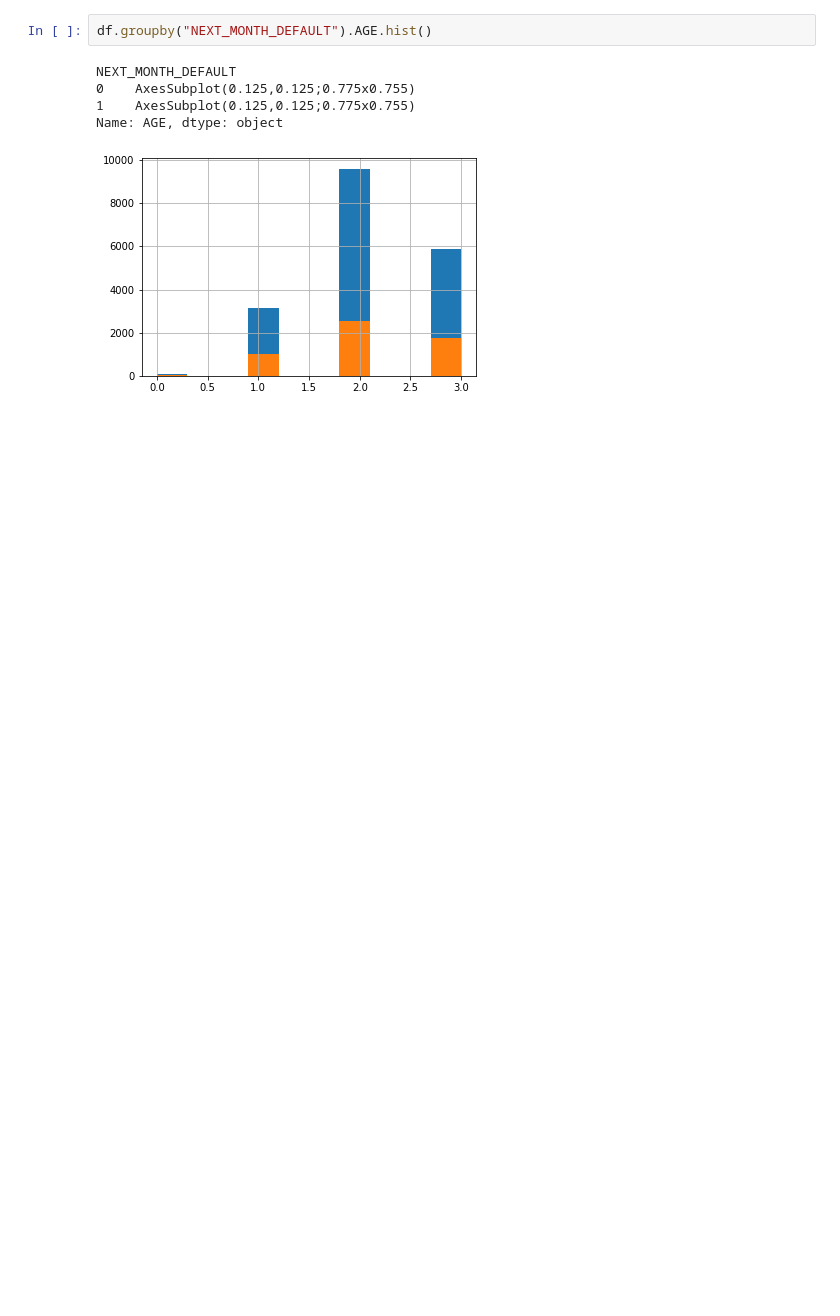
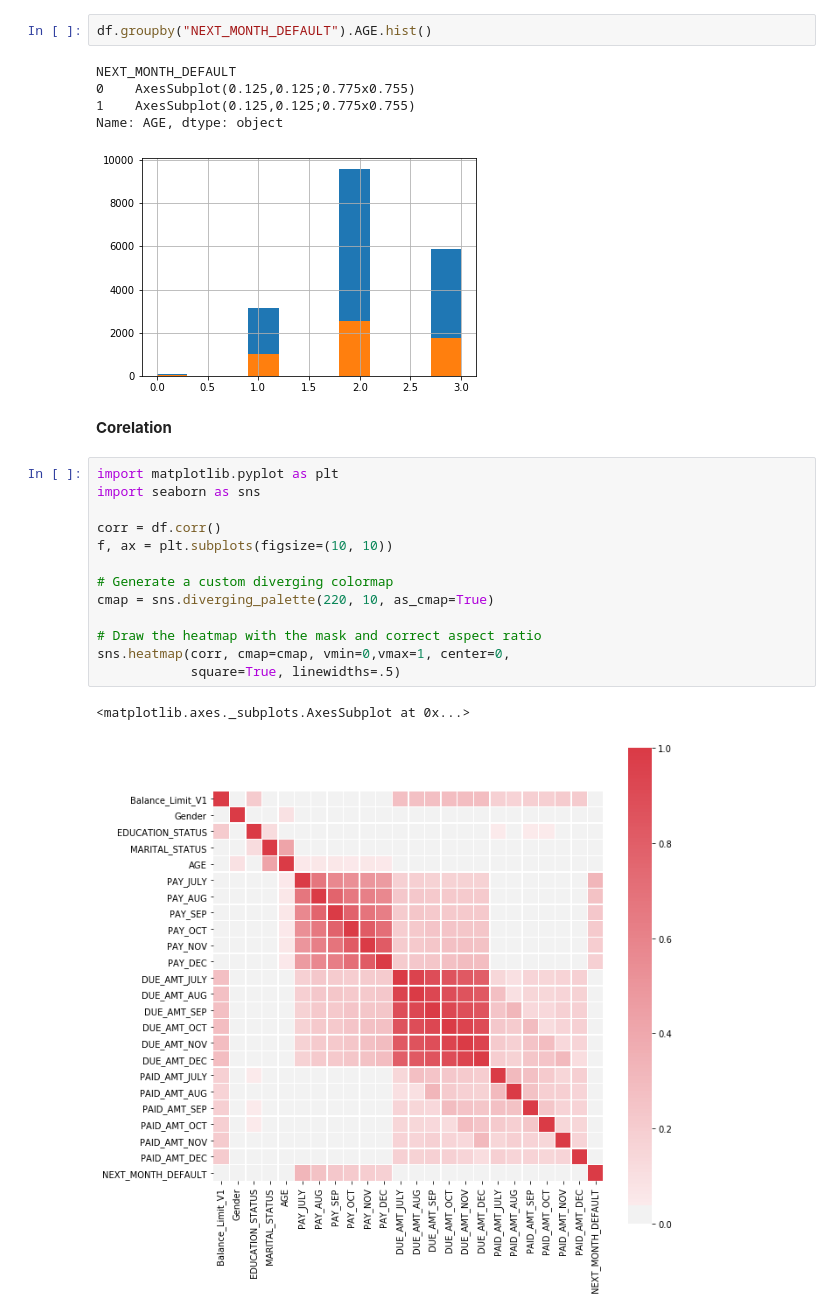
Before and after one commit to Prabha11/pre-datastorm-v1-0, a Jupyter notebook: pre_data_storm_visualization.ipynb, the cells around one changed output. Cells and saved outputs as stored; diff of their text form; blank space fills up the shorter version.

```diff
--- a/pre_data_storm_visualization.ipynb
+++ b/pre_data_storm_visualization.ipynb
@@ -96,3 +126,21 @@ NEXT_MONTH_DEFAULT
 1    AxesSubplot(0.125,0.125;0.775x0.755)
 Name: AGE, dtype: object
 [figure]
+# %% [markdown]
+**Corelation**
+# %%
+import matplotlib.pyplot as plt
+import seaborn as sns
+
+corr = df.corr()
+f, ax = plt.subplots(figsize=(10, 10))
+
+# Generate a custom diverging colormap
+cmap = sns.diverging_palette(220, 10, as_cmap=True)
+
+# Draw the heatmap with the mask and correct aspect ratio
+sns.heatmap(corr, cmap=cmap, vmin=0,vmax=1, center=0,
+            square=True, linewidths=.5)
+# %% [output]
+<matplotlib.axes._subplots.AxesSubplot at 0x...>
+[figure, added]
```
Also changed, not shown: parts of 5 cells of this notebook.
